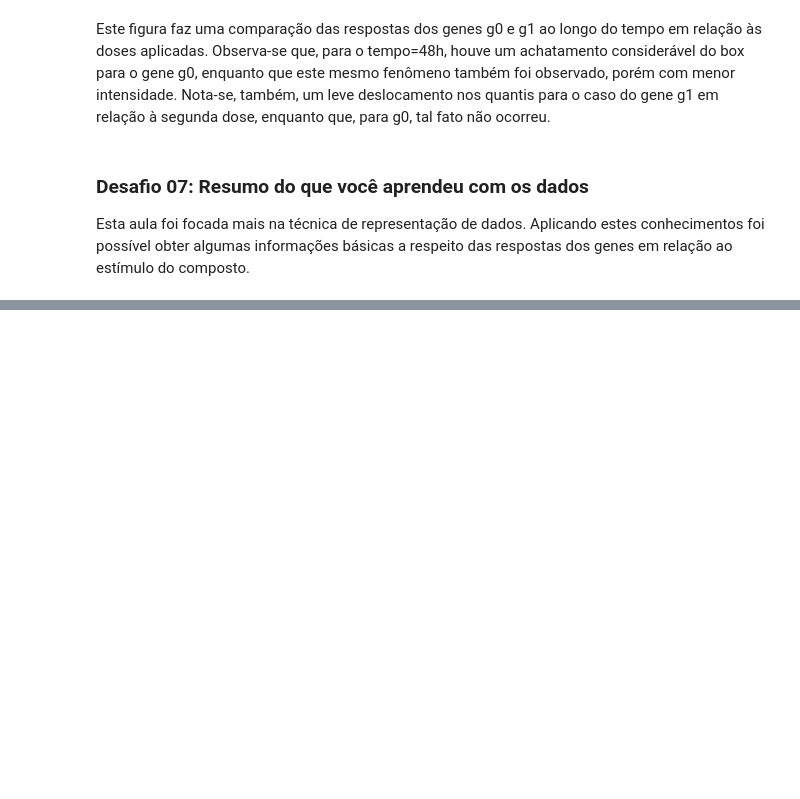
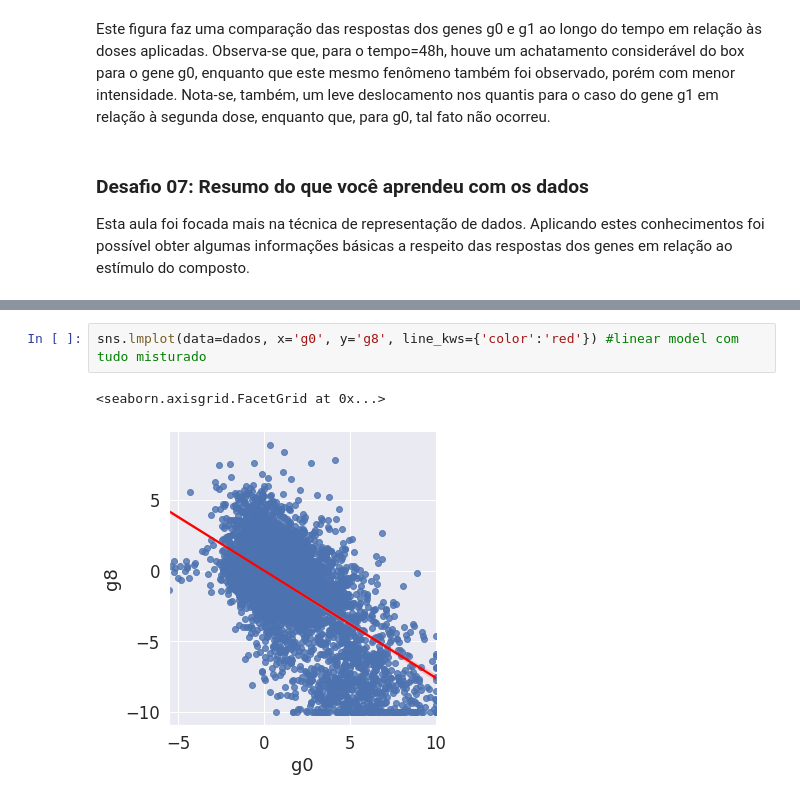
Before and after one commit to abasilio91/imersao_alura, a Jupyter notebook: imersaoAlura.ipynb, the cells around one changed output, grey strips where cells are left out. Cells and saved outputs as stored; diff of their text form; blank space fills up the shorter version.

```diff
--- a/imersaoAlura.ipynb
+++ b/imersaoAlura.ipynb
@@ -378,0 +404,5 @@ Esta aula foi focada mais na técnica de representação de dados. Aplicando est
+# %%
+sns.lmplot(data=dados, x='g0', y='g8', line_kws={'color':'red'}) #linear model com tudo misturado
+# %% [output]
+<seaborn.axisgrid.FacetGrid at 0x...>
+[figure, added]
```
Also changed, not shown: parts of 28 cells of this notebook.
